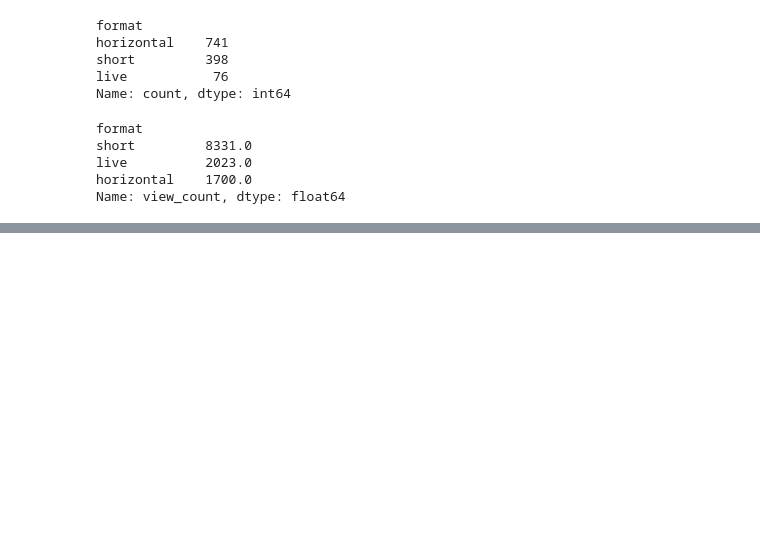
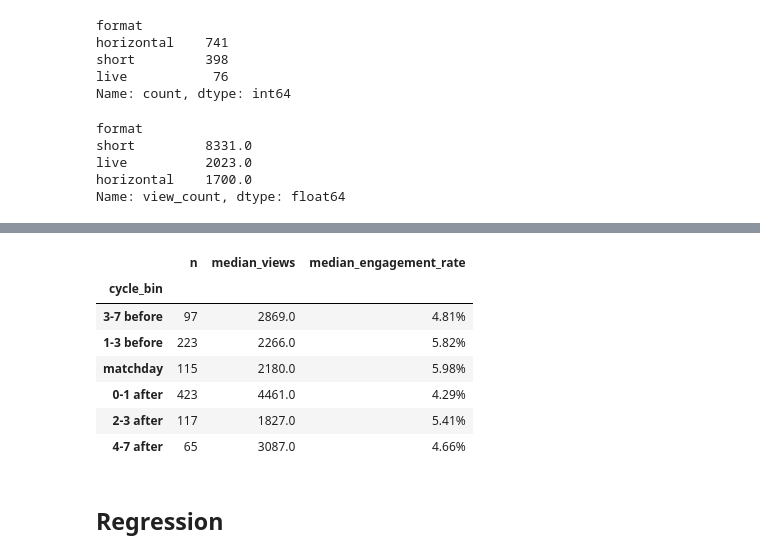
Before and after one commit to great-wave/lafc_content, a Jupyter notebook: notebooks/exploration.ipynb, the cells around one changed output, grey strips where cells are left out. Cells and saved outputs as stored; diff of their text form; code cells hidden in the pictures; blank space fills up the shorter version.

Commit message:
moved regression to exploration

```diff
--- a/notebooks/exploration.ipynb
+++ b/notebooks/exploration.ipynb
@@ -293,2 +361,0 @@ print(f'R is {df['dur_min'].corr(df['view_count'])}')
-# %%
-df['log10_dur']   = np.log10(df['dur_min'])
@@ -398,4 +478,20 @@ fig.add_vline(x=2.5, line_dash='dot', line_color='#888888',
 
 fig.show()
 # %%
-plot_df.groupby('cycle_bin')['engagement_rate'].median()
+table = plot_df.groupby('cycle_bin', observed=True).agg(
+        n=('view_count', 'size'),
+        median_views=('view_count', 'median'),
+        median_engagement_rate=('engagement_rate', 'median'))
+
+table['median_engagement_rate'] = (table['median_engagement_rate'] * 100).round(2).astype(str) + '%'
+
+table
+# %% [output]
+|  | n | median_views | median_engagement_rate |
+| cycle_bin |  |  |  |
+| 3-7 before | 97 | 2869.0 | 4.81% |
+| 1-3 before | 223 | 2266.0 | 5.82% |
+| matchday | 115 | 2180.0 | 5.98% |
+| 0-1 after | 423 | 4461.0 | 4.29% |
+| 2-3 after | 117 | 1827.0 | 5.41% |
+| 4-7 after | 65 | 3087.0 | 4.66% |
@@ -495,0 +498,2 @@ fig.show()
+# %% [markdown]
+<h2>Regression</h2>
```
Also changed, not shown: parts of 29 cells of this notebook, 4 other files.
